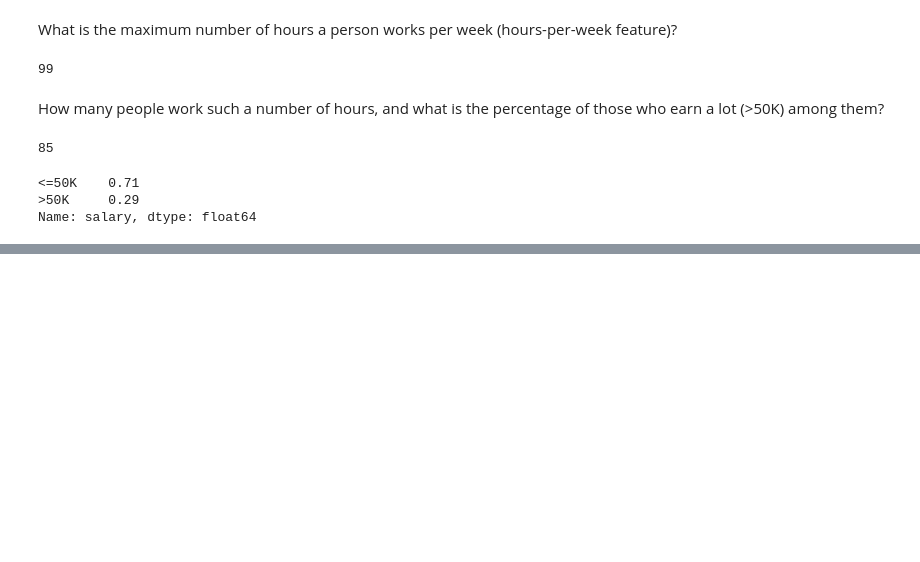
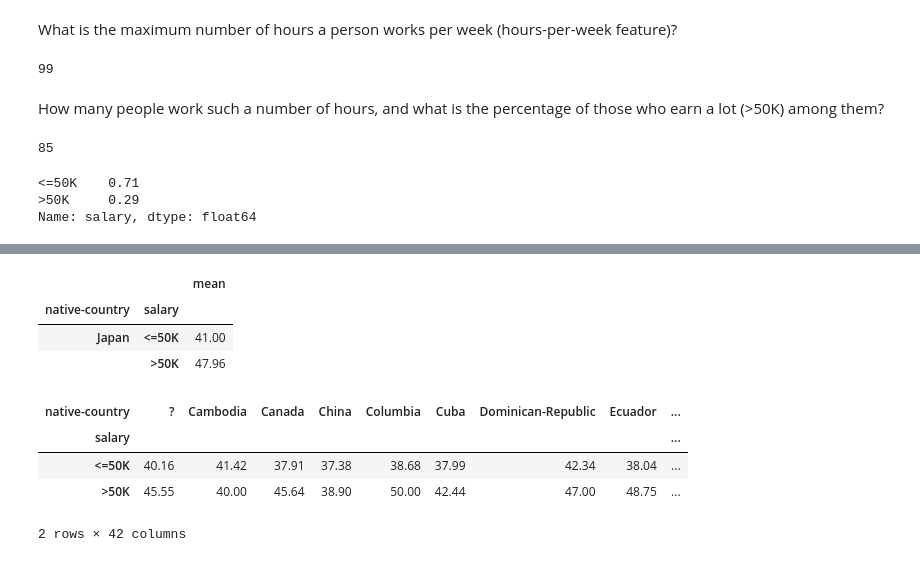
Before and after one commit to Rahul-YYC/data-science-machine-learning, a Jupyter notebook: DS-CensusIncome/census_income_analysis.ipynb, the cells around one changed output, grey strips where cells are left out. Saved outputs shown, nothing was run; the diff lists cells and outputs as text; code cells hidden in the pictures; blank space fills up the shorter version.

```diff
--- a/DS-CensusIncome/census_income_analysis.ipynb
+++ b/DS-CensusIncome/census_income_analysis.ipynb
@@ -210,0 +227,21 @@ Name: salary, dtype: float64
+# %%
+df_japan = df[df["native-country"] == "Japan"]
+df_japan.groupby(["native-country", "salary"])["hours-per-week"].agg([np.mean])
+# %% [output]
+|  |  | mean |
+| native-country | salary |  |
+| Japan | <=50K | 41.00 |
+|  | >50K | 47.96 |
+# %%
+pd.crosstab(
+    df["native-country"],
+    df["salary"],
+    values=df["hours-per-week"],
+    aggfunc=np.mean,
+).T
+# %% [output]
+| native-country | ? | Cambodia | Canada | China | Columbia | Cuba | Dominican-Republic | Ecuador | ... |
+| salary |  |  |  |  |  |  |  |  | ... |
+| <=50K | 40.16 | 41.42 | 37.91 | 37.38 | 38.68 | 37.99 | 42.34 | 38.04 | ... |
+| >50K | 45.55 | 40.00 | 45.64 | 38.90 | 50.00 | 42.44 | 47.00 | 48.75 | ... |
+2 rows × 42 columns
```
Also changed, not shown: parts of 3 cells of this notebook.
